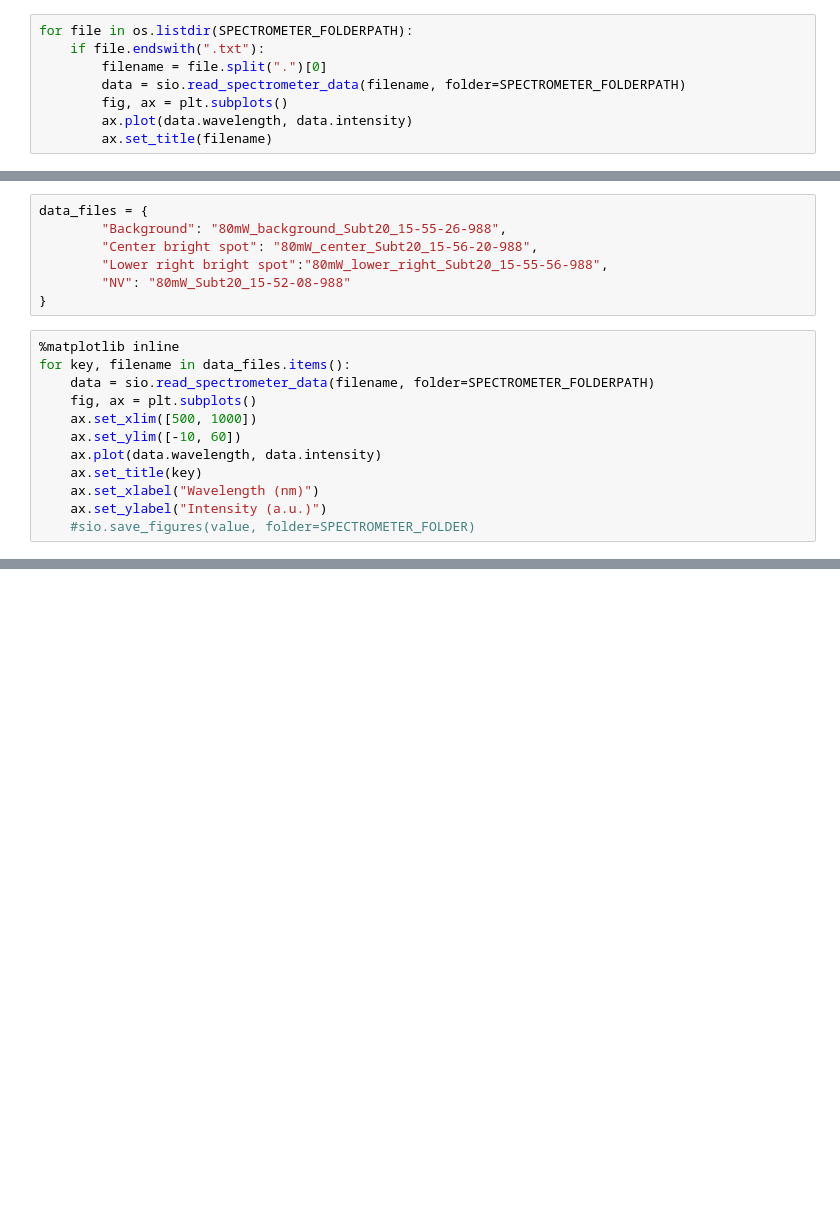
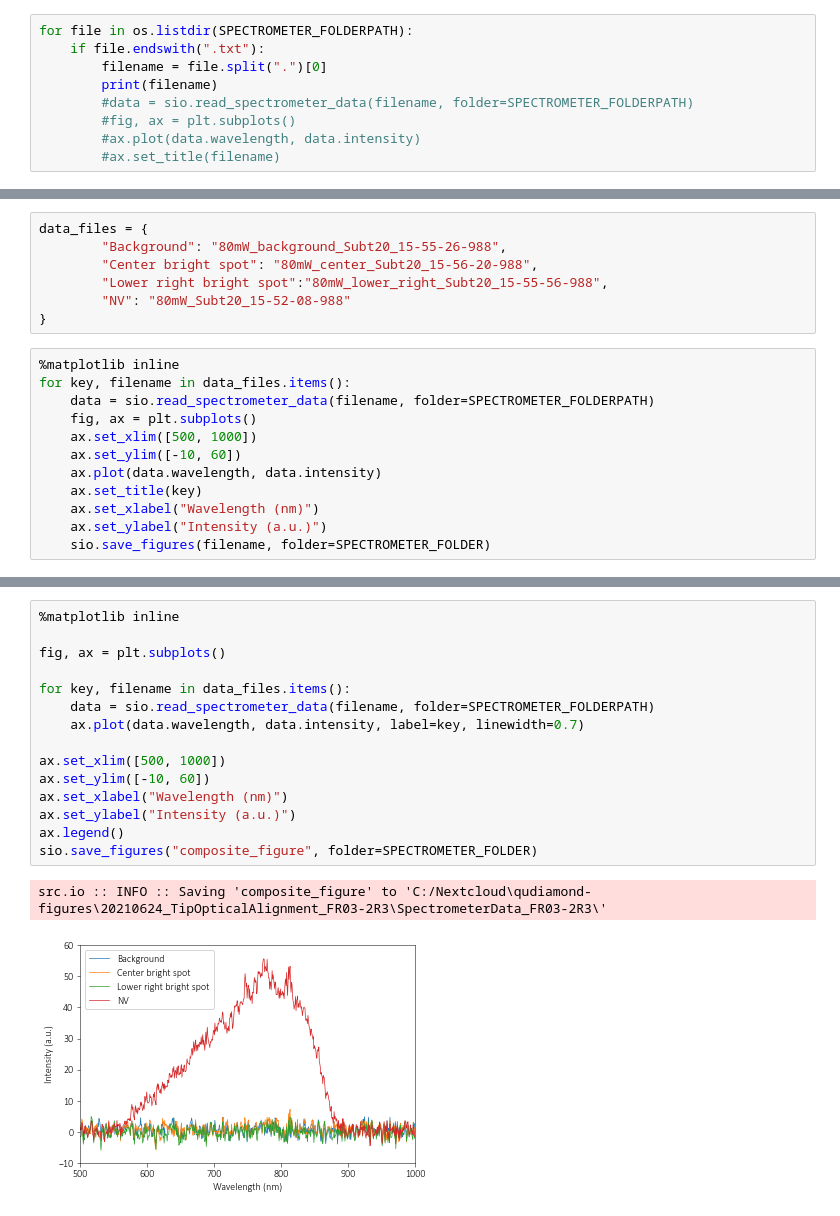
Before and after one commit to dineshpinto/qudi-hira-analysis, a Jupyter notebook: notebooks/20210624_TipOpticalAlignment_FR03-2R3.ipynb, the cells around one changed output, grey strips where cells are left out. Drawn from its saved outputs; the diff is of its cells as text; blank space fills up the shorter version.

```diff
--- a/notebooks/20210624_TipOpticalAlignment_FR03-2R3.ipynb
+++ b/notebooks/20210624_TipOpticalAlignment_FR03-2R3.ipynb
@@ -18,8 +18,9 @@ SPECTROMETER_FOLDERPATH = sio.get_qudiamond_folderpath(SPECTROMETER_FOLDER)
 for file in os.listdir(SPECTROMETER_FOLDERPATH):
     if file.endswith(".txt"):
         filename = file.split(".")[0]
-        data = sio.read_spectrometer_data(filename, folder=SPECTROMETER_FOLDERPATH)
-        fig, ax = plt.subplots()
-        ax.plot(data.wavelength, data.intensity)
-        ax.set_title(filename)
+        print(filename)
+        #data = sio.read_spectrometer_data(filename, folder=SPECTROMETER_FOLDERPATH)
+        #fig, ax = plt.subplots()
+        #ax.plot(data.wavelength, data.intensity)
+        #ax.set_title(filename)
 # %% [output]
@@ -53,5 +54,5 @@ for key, filename in data_files.items():
     ax.set_title(key)
     ax.set_xlabel("Wavelength (nm)")
     ax.set_ylabel("Intensity (a.u.)")
-    #sio.save_figures(value, folder=SPECTROMETER_FOLDER)
+    sio.save_figures(filename, folder=SPECTROMETER_FOLDER)
 # %% [output]
@@ -59,3 +64,21 @@ for key, filename in data_files.items():
 [figure]
 [figure]
 [figure]
+# %%
+%matplotlib inline
+
+fig, ax = plt.subplots()
+
+for key, filename in data_files.items():
+    data = sio.read_spectrometer_data(filename, folder=SPECTROMETER_FOLDERPATH)
+    ax.plot(data.wavelength, data.intensity, label=key, linewidth=0.7)
+
+ax.set_xlim([500, 1000])
+ax.set_ylim([-10, 60])
+ax.set_xlabel("Wavelength (nm)")
+ax.set_ylabel("Intensity (a.u.)")
+ax.legend()
+sio.save_figures("composite_figure", folder=SPECTROMETER_FOLDER)
+# %% [output]
+src.io :: INFO :: Saving 'composite_figure' to 'C:/Nextcloud\qudiamond-figures\20210624_TipOpticalAlignment_FR03-2R3\SpectrometerData_FR03-2R3\'
+[figure, added]
```
Also changed, not shown: parts of 2 cells of this notebook, 2 other files.
